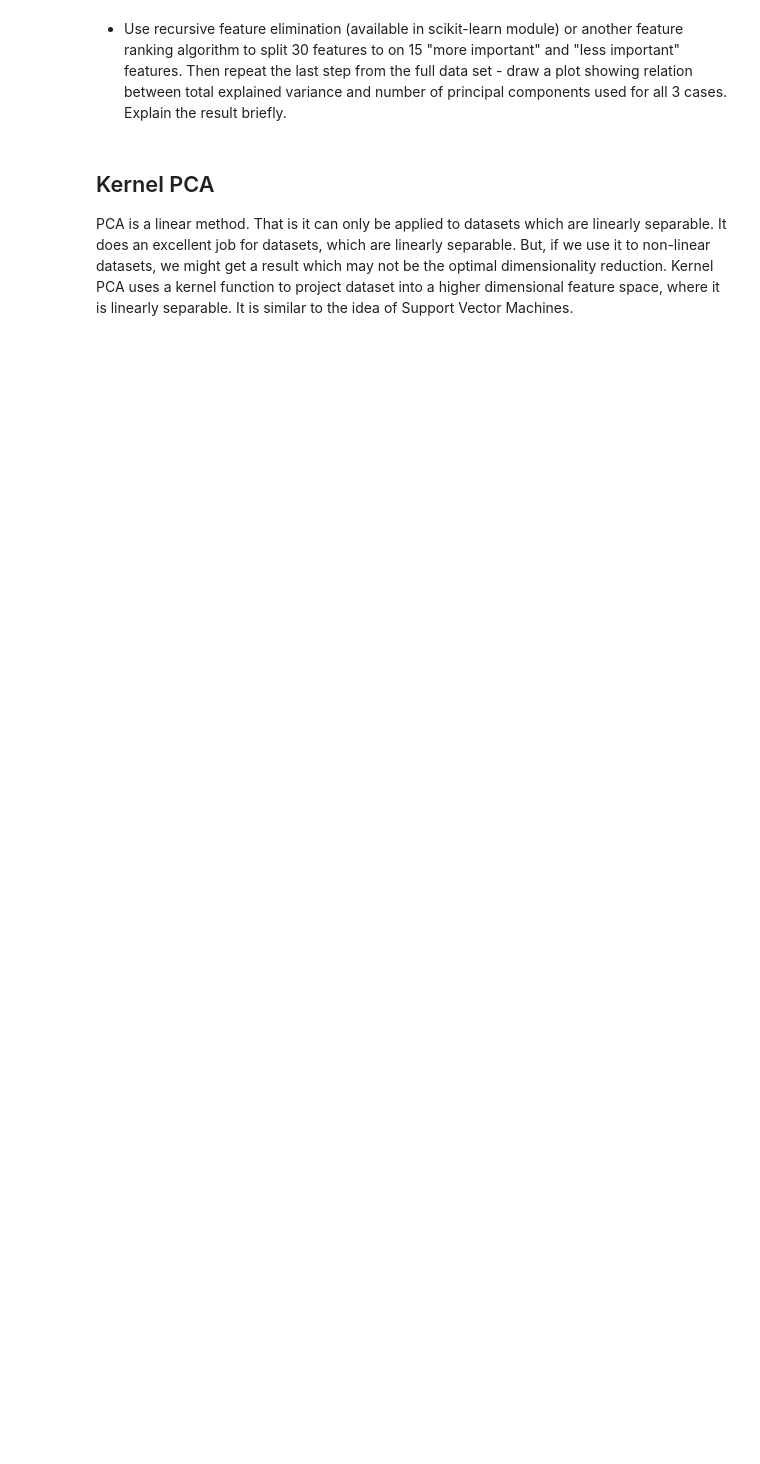
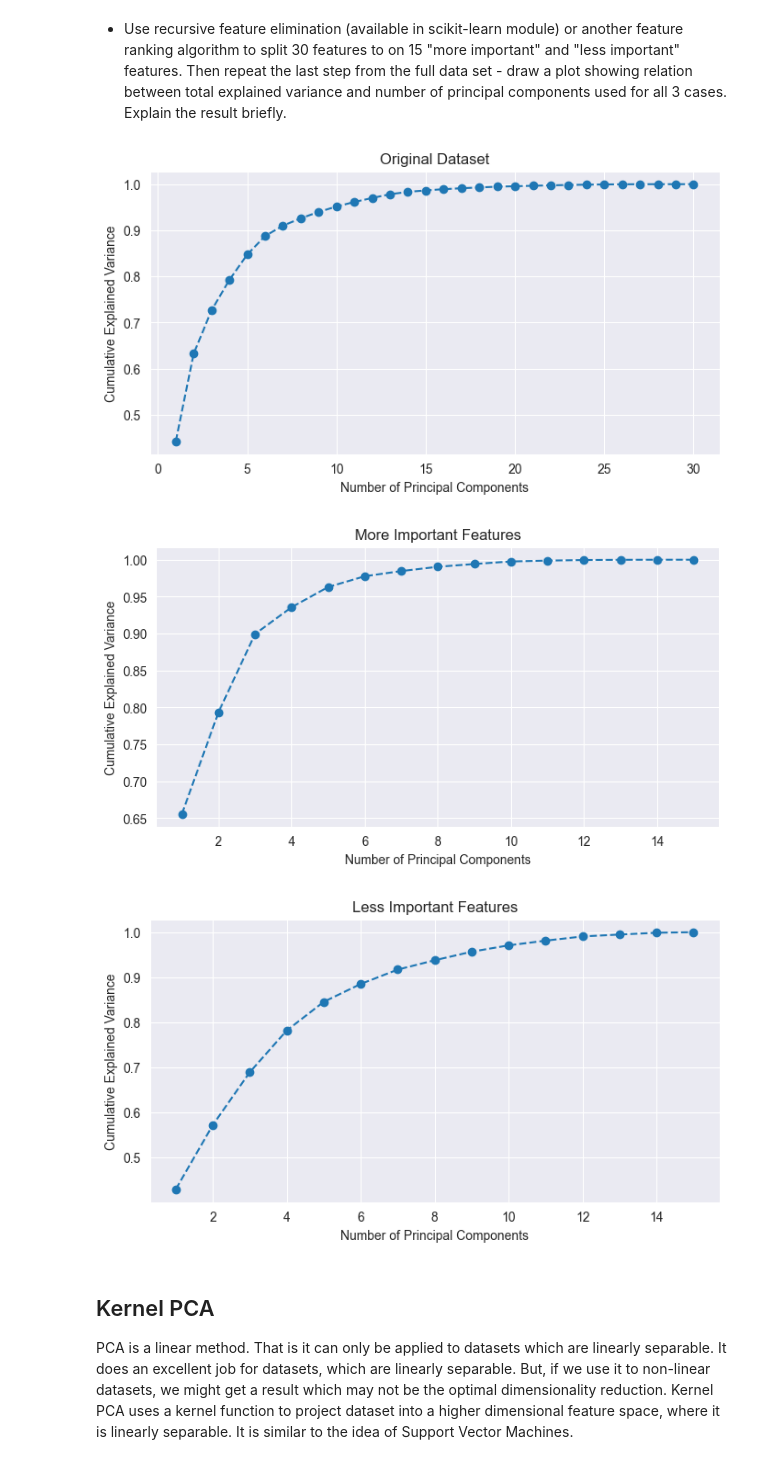
Before and after one commit to ksobczykR2DS/data-visualization-and-exploration, a Jupyter notebook: pca_kernelpca_lab.ipynb, the cells around one changed output. Cells and saved outputs as stored; diff of their text form; code cells hidden in the pictures; blank space fills up the shorter version.

```diff
--- a/pca_kernelpca_lab.ipynb
+++ b/pca_kernelpca_lab.ipynb
@@ -271,3 +342,38 @@ principalComponents = pca_cancer.fit_transform(x_cancer)
+# %%
+# TODO
+from sklearn.feature_selection import RFE
+from sklearn.ensemble import RandomForestClassifier
+
+from sklearn.decomposition import PCA
+
+rfe = RFE(estimator=RandomForestClassifier(), n_features_to_select=15)
+rfe.fit(x_cancer, y_cancer)
+
+more_important_features = x_cancer[:, rfe.support_]
+less_important_features = x_cancer[:, ~rfe.support_]
+# %%
+def plot_explained_variance(x, title='Explained Variance'):
+    pca = PCA().fit(x)
+    cumulative_explained_variance = np.cumsum(pca.explained_variance_ratio_)
+    plt.figure(figsize=(8, 4))
+    plt.plot(range(1, len(cumulative_explained_variance) + 1), cumulative_explained_variance, marker='o', linestyle='--')
+    plt.title(title)
+    plt.xlabel('Number of Principal Components')
+    plt.ylabel('Cumulative Explained Variance')
+    plt.grid(True)
+
+
+plot_explained_variance(x_cancer, 'Original Dataset')
+
+plot_explained_variance(more_important_features, 'More Important Features')
+
+plot_explained_variance(less_important_features, 'Less Important Features')
+
+plt.show()
+# %% [output]
+[figure, added]
+[figure, added]
+[figure, added]
 # %% [markdown]
 ## Kernel PCA
 
```
Also changed, not shown: parts of 22 cells of this notebook.
